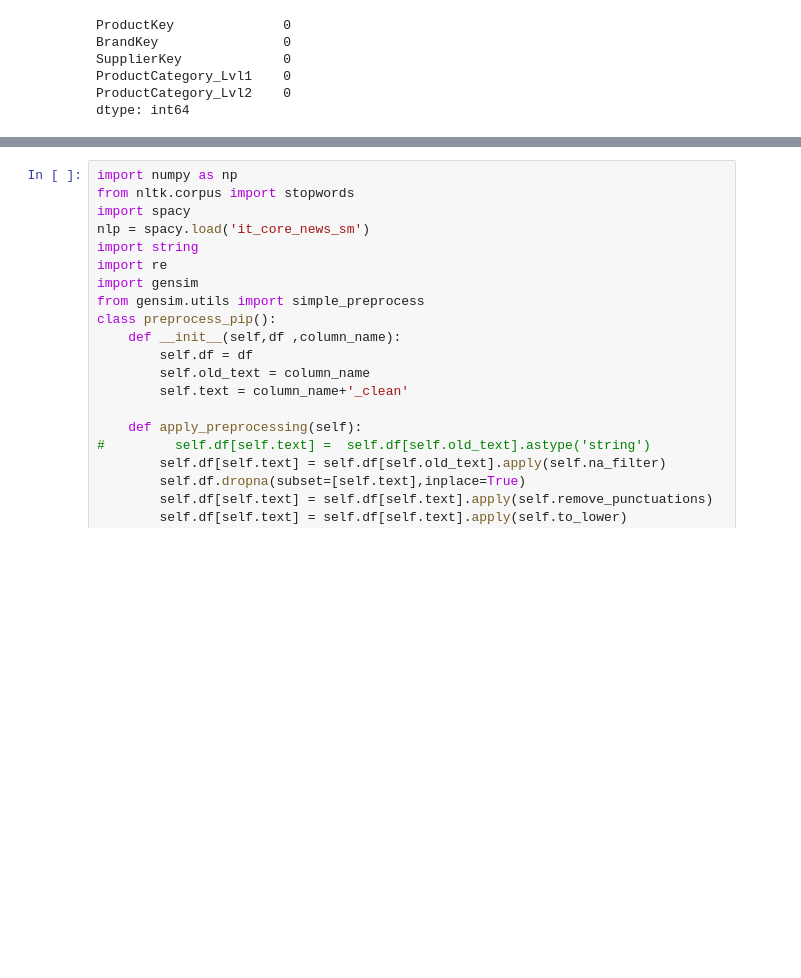
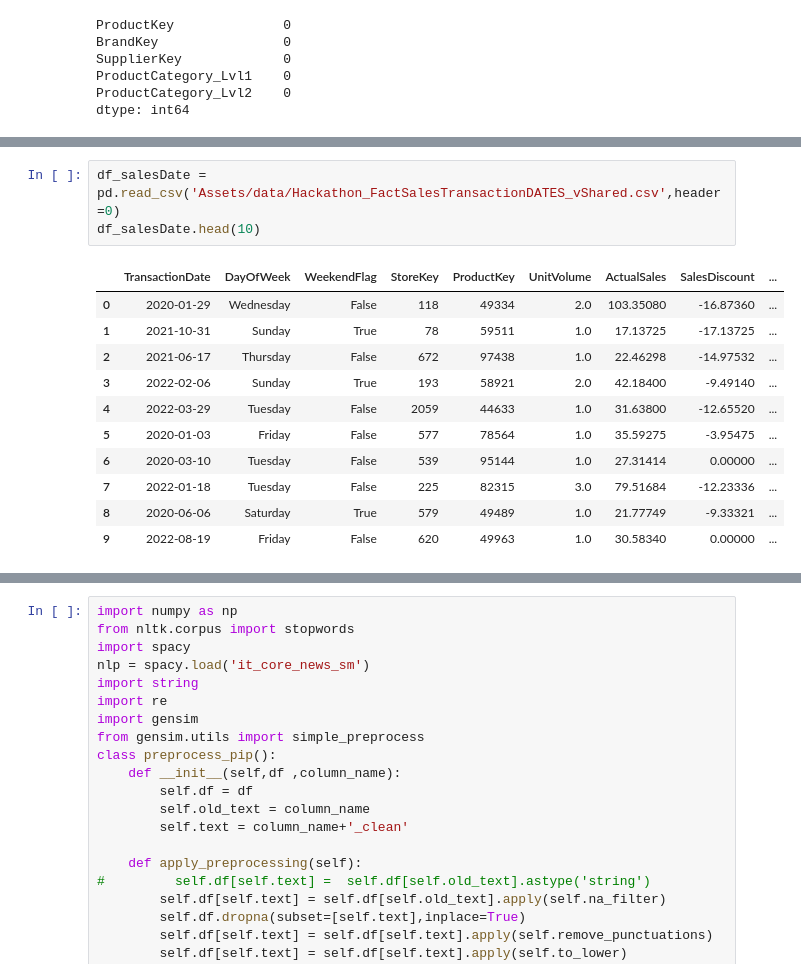
Before and after one commit to Kasrazn97/hackathon, a Jupyter notebook: EDA.ipynb, the cells around one changed output, grey strips where cells are left out. Drawn from its saved outputs; the diff is of its cells as text; blank space fills up the shorter version.

Commit message:
Added saleDate table, need to handle null values and clean the key columns

```diff
--- a/EDA.ipynb
+++ b/EDA.ipynb
@@ -212,0 +234,15 @@ dtype: int64
+# %%
+df_salesDate = pd.read_csv('Assets/data/Hackathon_FactSalesTransactionDATES_vShared.csv',header=0)
+df_salesDate.head(10)
+# %% [output]
+|  | TransactionDate | DayOfWeek | WeekendFlag | StoreKey | ProductKey | UnitVolume | ActualSales | SalesDiscount | ... |
+| 0 | 2020-01-29 | Wednesday | False | 118 | 49334 | 2.0 | 103.35080 | -16.87360 | ... |
+| 1 | 2021-10-31 | Sunday | True | 78 | 59511 | 1.0 | 17.13725 | -17.13725 | ... |
+| 2 | 2021-06-17 | Thursday | False | 672 | 97438 | 1.0 | 22.46298 | -14.97532 | ... |
+| 3 | 2022-02-06 | Sunday | True | 193 | 58921 | 2.0 | 42.18400 | -9.49140 | ... |
+| 4 | 2022-03-29 | Tuesday | False | 2059 | 44633 | 1.0 | 31.63800 | -12.65520 | ... |
+| 5 | 2020-01-03 | Friday | False | 577 | 78564 | 1.0 | 35.59275 | -3.95475 | ... |
+| 6 | 2020-03-10 | Tuesday | False | 539 | 95144 | 1.0 | 27.31414 | 0.00000 | ... |
+| 7 | 2022-01-18 | Tuesday | False | 225 | 82315 | 3.0 | 79.51684 | -12.23336 | ... |
+| 8 | 2020-06-06 | Saturday | True | 579 | 49489 | 1.0 | 21.77749 | -9.33321 | ... |
+| 9 | 2022-08-19 | Friday | False | 620 | 49963 | 1.0 | 30.58340 | 0.00000 | ... |
```
Also changed, not shown: parts of 7 cells of this notebook.
